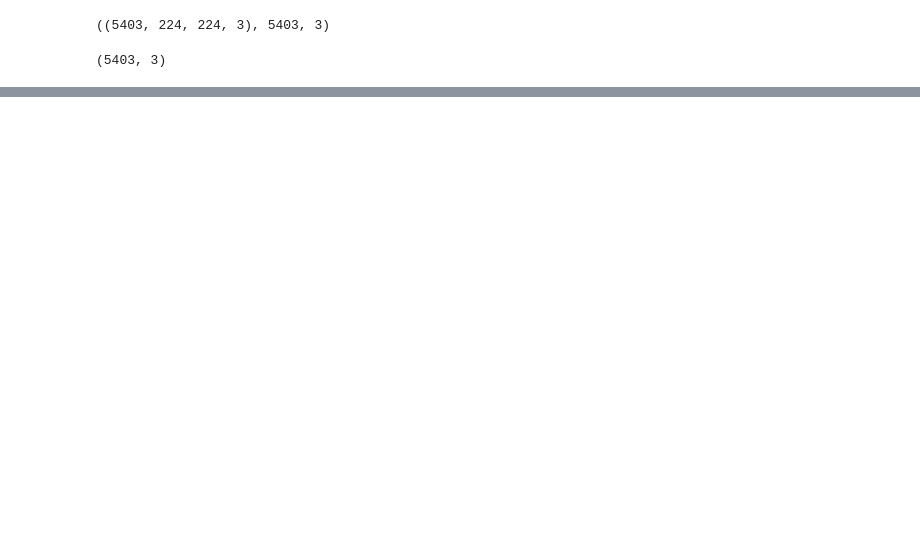
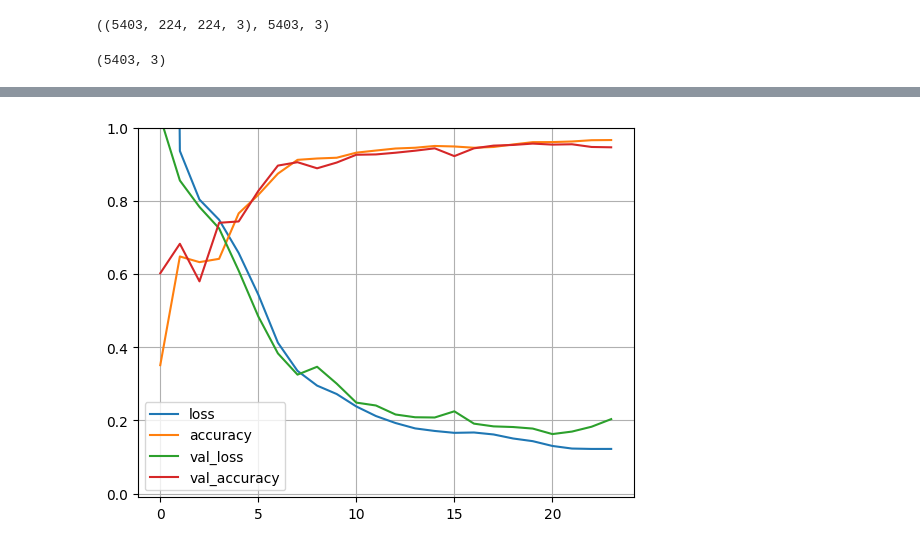
Before and after one commit to priyaprabhaker/Multi-Image-Classification, a Jupyter notebook: multi_image_classification.ipynb, the cells around one changed output, grey strips where cells are left out. Drawn from its saved outputs; the diff is of its cells as text; code cells hidden in the pictures; blank space fills up the shorter version.

Commit message:
improved accuracy

```diff
--- a/multi_image_classification.ipynb
+++ b/multi_image_classification.ipynb
@@ -223,8 +149,8 @@ y.shape
 # Early stopping:
 early_stop = keras.callbacks.EarlyStopping(
     monitor='val_loss', #the thing we are monitoring
-    min_delta=0.005, #the minimum change in the quantity that we want for the model to train for another epoch
-    patience=2, #number of epochs with no improvement needed for the model to stop
+    min_delta=0.0005, #the minimum change in the quantity that we want for the model to train for another epoch
+    patience=3, #number of epochs with no improvement needed for the model to stop
     verbose=1, #0 is silent, 1 means a message is displayed when something happens
     mode='auto'
 )
@@ -256,30 +161,20 @@ from tensorflow.keras.layers import Conv2D, Dense, MaxPooling2D, Activation, Fla
 K.clear_session()
 new_model = keras.models.Sequential([
     Conv2D(filters = 8, kernel_size = (6,6),padding = 'valid',activation = 'relu' ,input_shape = (224,224,3)),
-    #Conv2D(filters = 16, kernel_size = (5,5), padding = 'valid', activation = 'relu'),
+    Conv2D(filters = 3, kernel_size = (5,5), padding = 'valid', activation = 'relu'),
     MaxPooling2D(pool_size = (5,5),padding = 'valid'),
 
 
-    # Conv2D(filters = 16, kernel_size = (3,3), strides = (1,1), padding = 'valid', activation = 'relu'),
-    # Conv2D(filters = 16, kernel_size = (3,3), strides = (1,1), padding = 'valid', activation = 'relu'),
-    # MaxPooling2D(pool_size = (2,2),strides=(2,2),padding = 'valid'),
-
-    # Conv2D(filters = 16, kernel_size = (3,3), strides = (1,1), padding = 'valid', activation = 'relu'),
-    # Conv2D(filters = 16, kernel_size = (3,3), strides = (1,1), padding = 'valid', activation = 'relu'),
-    # MaxPooling2D(pool_size = (2,2),strides=(2,2),padding = 'valid'),
-
-    # Conv2D(filters = 16, kernel_size = (3,3), strides = (1,1), padding = 'valid', activation = 'relu'),
-    # Conv2D(filters = 16, kernel_size = (3,3), strides = (1,1), padding = 'valid', activation = 'relu'),
-    # MaxPooling2D(pool_size = (2,2),strides=(2,2),padding = 'valid'),
     Flatten(),
     #Fully connected layers:
 
     Dropout(0.005),
     # fc1 fully connected layer
-    Dense(units=50, activation='relu', name='fc1'),
+    Dense(units=60, activation='relu', name='fc1'),
 
     # fc2 fully connected layer
-    #Dense(units=30, activation='relu', name='fc2'),
+    #Dense(units=40, activation='relu', name='fc2'),
+    #Dense(units=30, activation='relu', name='fc3'),
     # _Dropout(0.2), - optional
 
     Dense(units=3, activation=keras.activations.softmax, name='output')
@@ -287,10 +182,10 @@ new_model = keras.models.Sequential([
 # %%
 new_model.summary()
 new_model.compile(loss=keras.losses.categorical_crossentropy,
-                  optimizer=keras.optimizers.Adam(learning_rate=0.008),
-                 metrics=['categorical_accuracy'])
+                  optimizer=keras.optimizers.Adam(learning_rate=0.001),
+                 metrics=['accuracy'])
 
-history = new_model.fit(X,y,batch_size=300, epochs=30, validation_split=.2,callbacks=[early_stop])
+history = new_model.fit(X,y,batch_size=500, epochs=100, validation_split=.2,callbacks=[early_stop])
 # %% [output]
 Model: "sequential"
 _________________________________________________________________
@@ -311,0 +229,8 @@ Epoch 2/30
+# %%
+pd.DataFrame(history.history).plot()
+plt.grid(True)
+plt.gca().set_ylim(-0.01,1)
+plt.show()
+# plt.savefig('conv_frozen_new_fcl.png')
+# %% [output]
+[figure, added]
```
Also changed, not shown: parts of 7 cells of this notebook.
